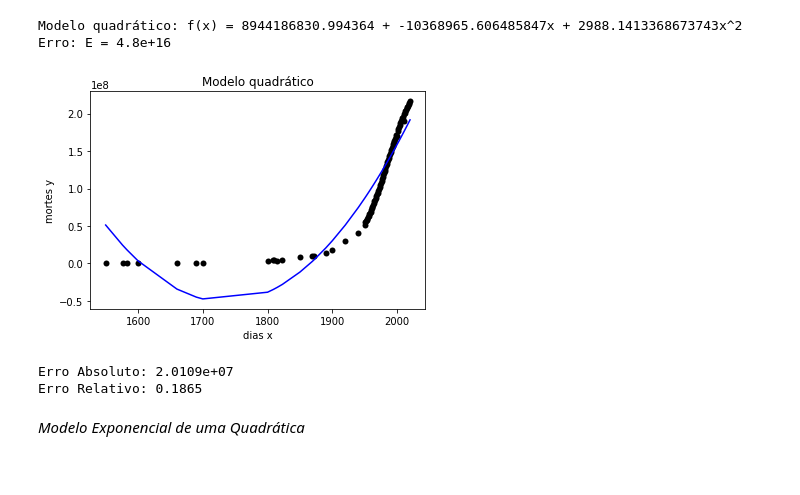
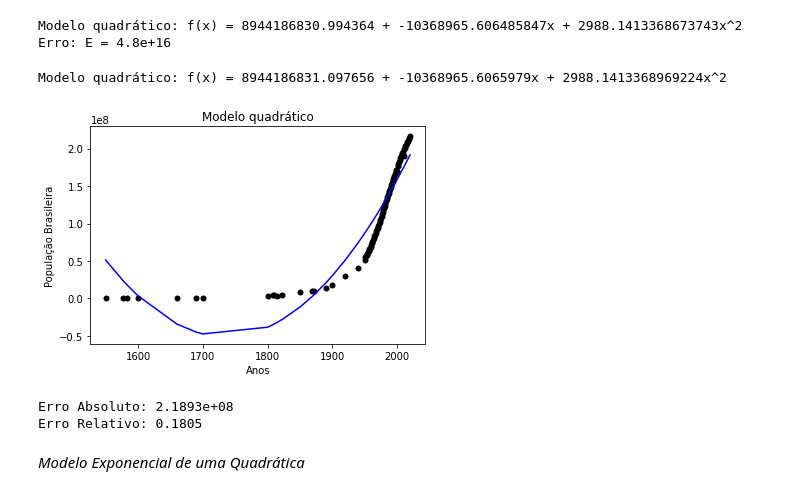
Before and after one commit to fillipepierin/Curso-Modelagem-na-Quarentena, a Jupyter notebook: Modelagem_Matemática_na_Quarentena_módulo_1.ipynb, the cells around one changed output. Cells and saved outputs as stored; diff of their text form; code cells hidden in the pictures.

```diff
--- a/Modelagem_Matemática_na_Quarentena_módulo_1.ipynb
+++ b/Modelagem_Matemática_na_Quarentena_módulo_1.ipynb
@@ -138,24 +160,34 @@ print(f'Erro: E = {erro_quad:.1e}')
 # %% [output]
 Modelo quadrático: f(x) = 8944186830.994364 + -10368965.606485847x + 2988.1413368673743x^2
 Erro: E = 4.8e+16
+# %%
+# realizando as equações de forma matricial
+A = np.c_[np.ones((x.shape[0],1)), x, x**2]
+b = y
+z_quad = np.matmul(np.linalg.inv(np.matmul(np.transpose(A), A)), np.matmul(np.transpose(A), b))
+print(f'Modelo quadrático: f(x) = {z_quad[0]} + {z_quad[1]}x + {z_quad[2]}x^2')
+# %% [output]
+Modelo quadrático: f(x) = 8944186831.097656 + -10368965.6065979x + 2988.1413368969224x^2
 # %%
 plt.scatter(x, y, color = "black", linewidths = 1e-5)
 plt.plot(x, y_hat_quad, color = "blue")
-plt.xlabel("dias x")
-plt.ylabel("mortes y")
+plt.xlabel("Anos")
+plt.ylabel("População Brasileira")
 plt.title("Modelo quadrático")
 plt.show()
 # %% [output]
-[figure, old version]
+[figure, new version]
 # %%
 # Erros
-erro_absoluto_quad = np.absolute(y_hat_quad - base_dados.iloc[:, 1].values).mean()
-erro_relativo_quad = np.absolute(y_hat_quad - base_dados.iloc[:, 1].values).mean() / np.absolute(base_dados.iloc[:, 1].values).mean()
+# erro_absoluto_quad = np.absolute(y_hat_quad - base_dados.iloc[:, 1].values).mean()
+# erro_relativo_quad = np.absolute(y_hat_quad - base_dados.iloc[:, 1].values).mean() / np.absolute(base_dados.iloc[:, 1].values).mean()
+erro_absoluto_quad = np.sqrt(sum((y_hat_quad - base_dados.iloc[:,1].values)**2))
+erro_relativo_quad = np.sqrt(sum((y_hat_quad - base_dados.iloc[:,1].values)**2)) / np.sqrt(sum((base_dados.iloc[:,1].values)**2))
 print(f'Erro Absoluto: {erro_absoluto_quad:.4e}')
 print(f'Erro Relativo: {erro_relativo_quad:.4}')
 # %% [output]
-Erro Absoluto: 2.0109e+07
-Erro Relativo: 0.1865
+Erro Absoluto: 2.1893e+08
+Erro Relativo: 0.1805
 # %% [markdown]
 *Modelo Exponencial de uma Quadrática*
 # %%
```
Also changed, not shown: parts of 15 cells of this notebook.
